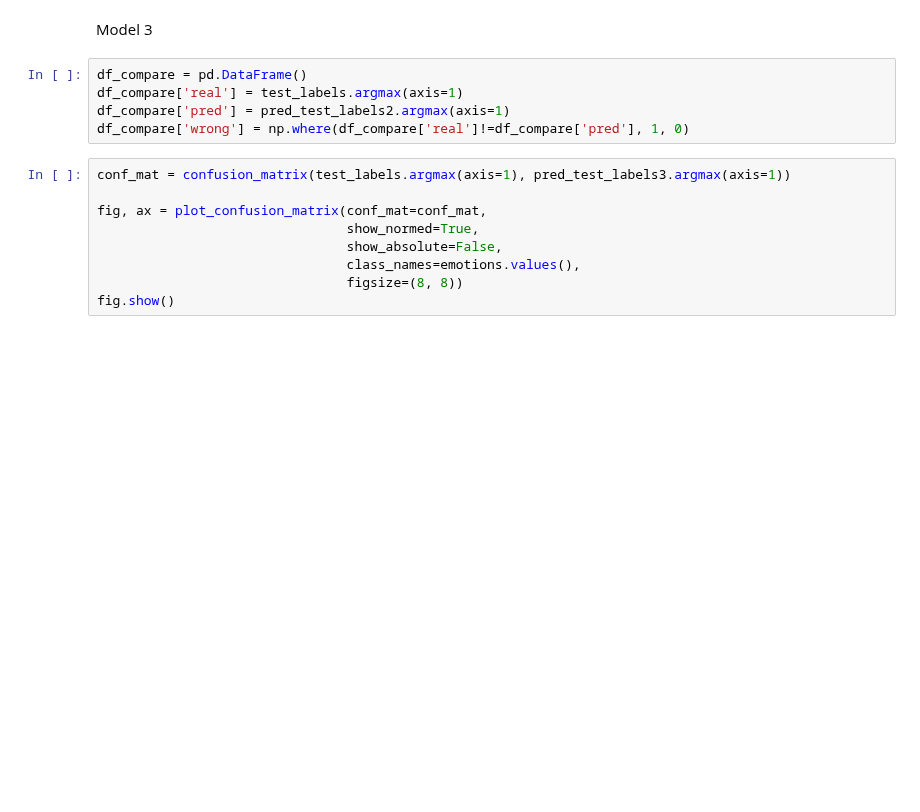
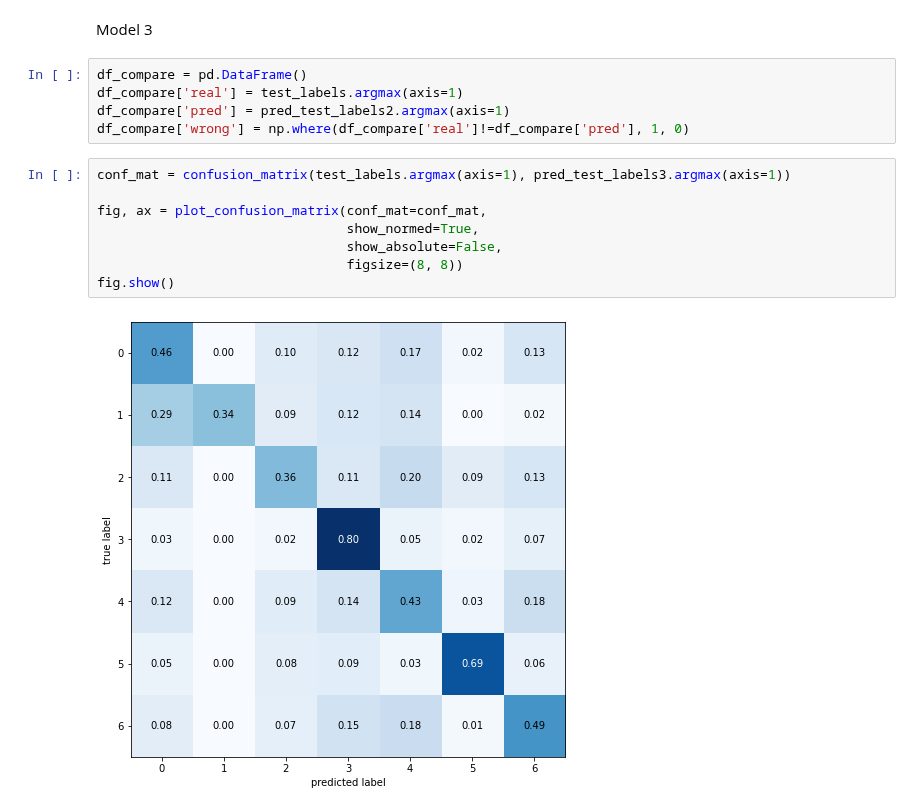
Before and after one commit to rohitrv8922/Face-Emotion-Recognition-Detection, a Jupyter notebook: Face_Emotion_Recognition.ipynb, the cells around one changed output. Drawn from its saved outputs; the diff is of its cells as text; blank space fills up the shorter version.

```diff
--- a/Face_Emotion_Recognition.ipynb
+++ b/Face_Emotion_Recognition.ipynb
@@ -746,9 +746,10 @@ df_compare['wrong'] = np.where(df_compare['real']!=df_compare['pred'], 1, 0)
 # %%
 conf_mat = confusion_matrix(test_labels.argmax(axis=1), pred_test_labels3.argmax(axis=1))
 
 fig, ax = plot_confusion_matrix(conf_mat=conf_mat,
                                 show_normed=True,
                                 show_absolute=False,
-                                class_names=emotions.values(),
                                 figsize=(8, 8))
 fig.show()
+# %% [output]
+[figure, added]
```
Also changed, not shown: parts of 21 cells of this notebook.
